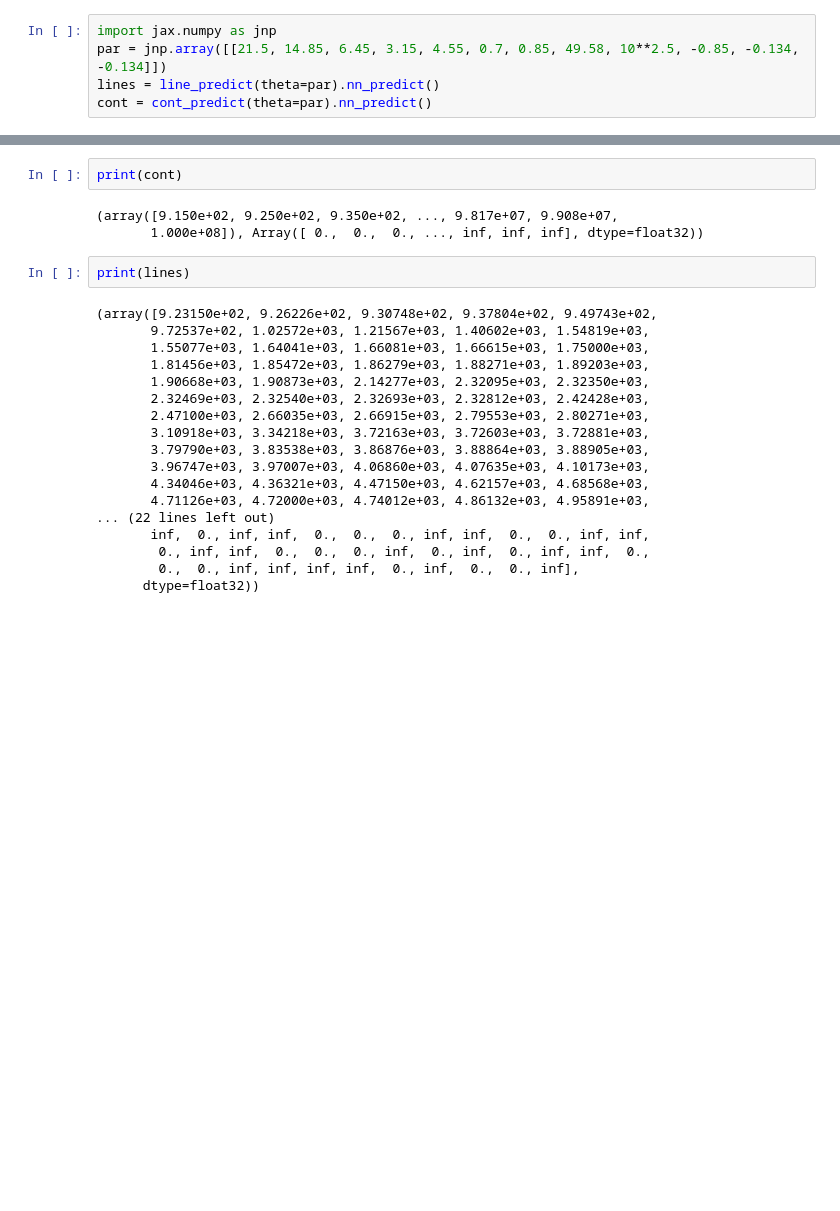
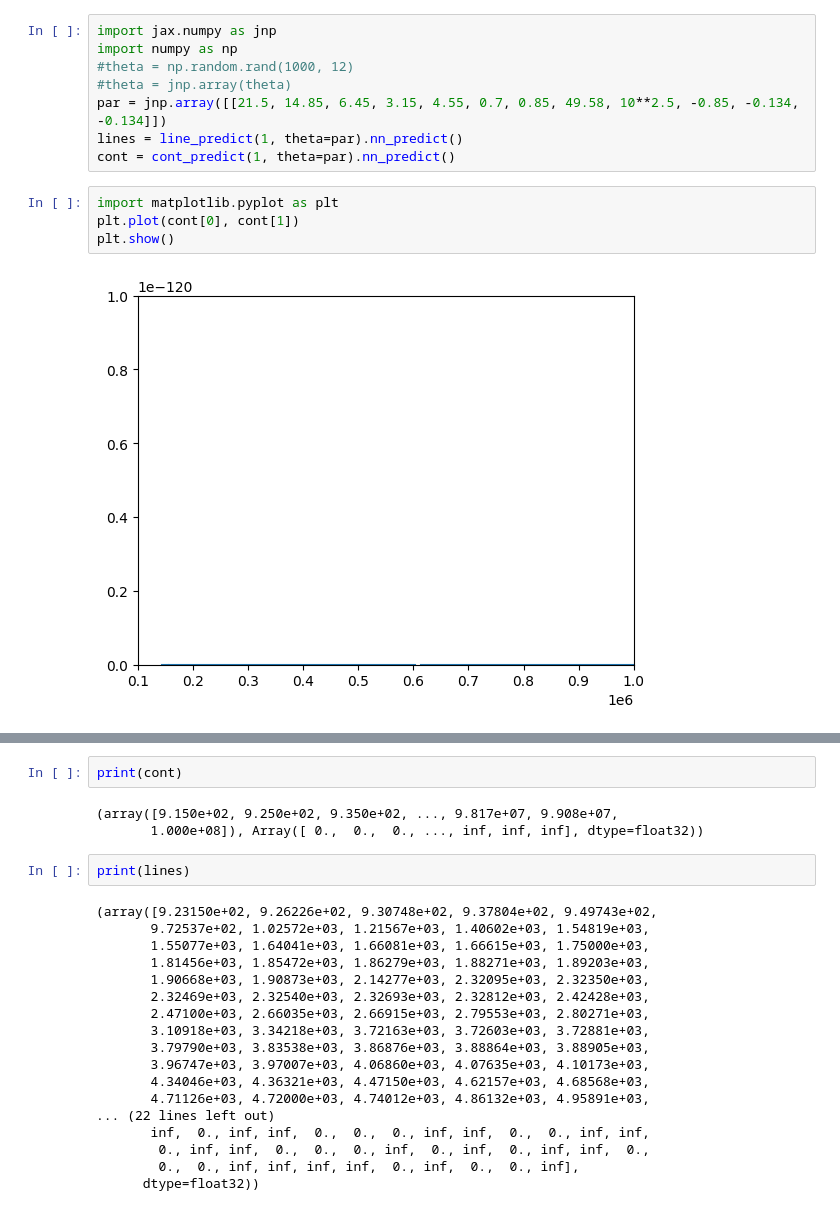
Before and after one commit to MaHaWo/cue, a Jupyter notebook: demo/cue_for_rubix.ipynb, the cells around one changed output, grey strips where cells are left out. Saved outputs shown, nothing was run; the diff lists cells and outputs as text; blank space fills up the shorter version.

```diff
--- a/demo/cue_for_rubix.ipynb
+++ b/demo/cue_for_rubix.ipynb
@@ -16,6 +16,15 @@ https://scikit-learn.org/stable/model_persistence.html#security-maintainability-
   warnings.warn(
 # %%
 import jax.numpy as jnp
+import numpy as np
+#theta = np.random.rand(1000, 12)
+#theta = jnp.array(theta)
 par = jnp.array([[21.5, 14.85, 6.45, 3.15, 4.55, 0.7, 0.85, 49.58, 10**2.5, -0.85, -0.134, -0.134]])
-lines = line_predict(theta=par).nn_predict()
-cont = cont_predict(theta=par).nn_predict()
+lines = line_predict(1, theta=par).nn_predict()
+cont = cont_predict(1, theta=par).nn_predict()
+# %%
+import matplotlib.pyplot as plt
+plt.plot(cont[0], cont[1])
+plt.show()
+# %% [output]
+[figure, added]
```
Also changed, not shown: parts of 3 cells of this notebook, 2 other files.
